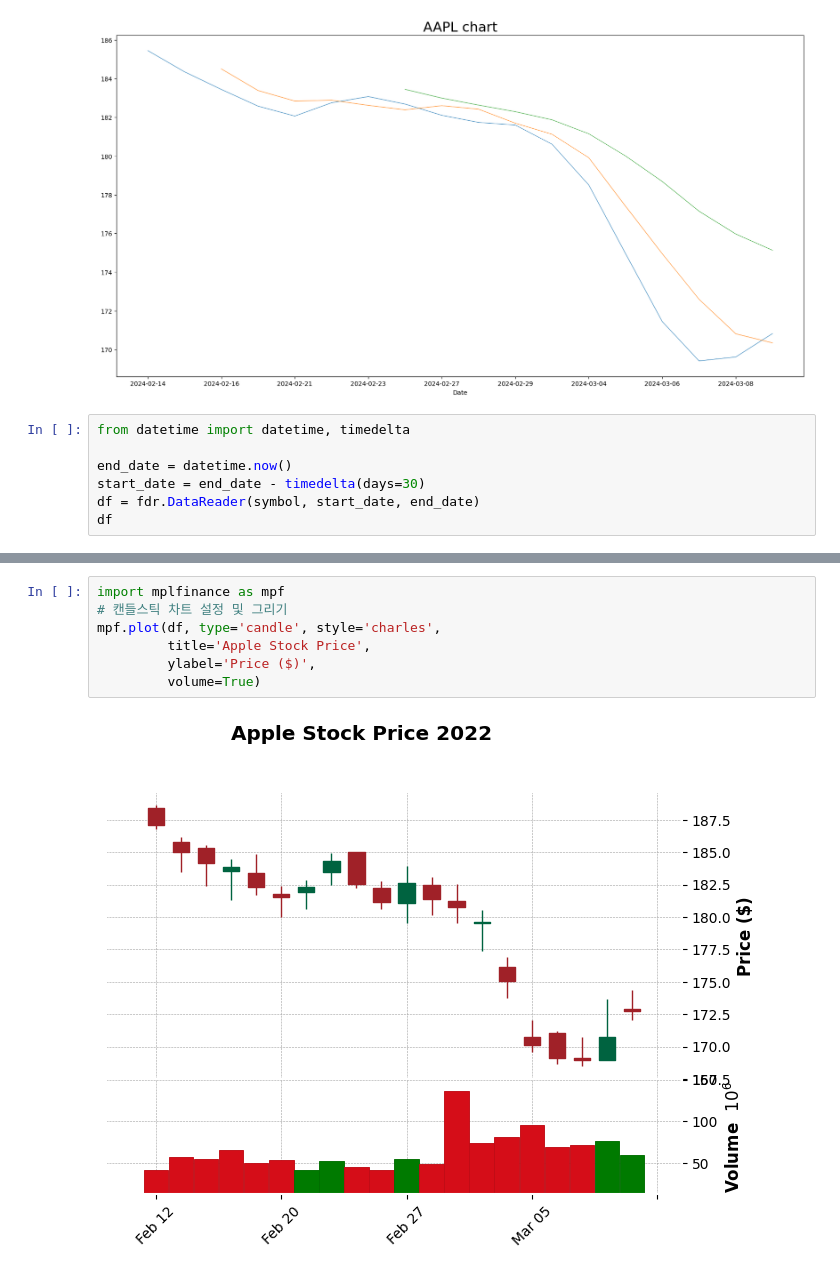
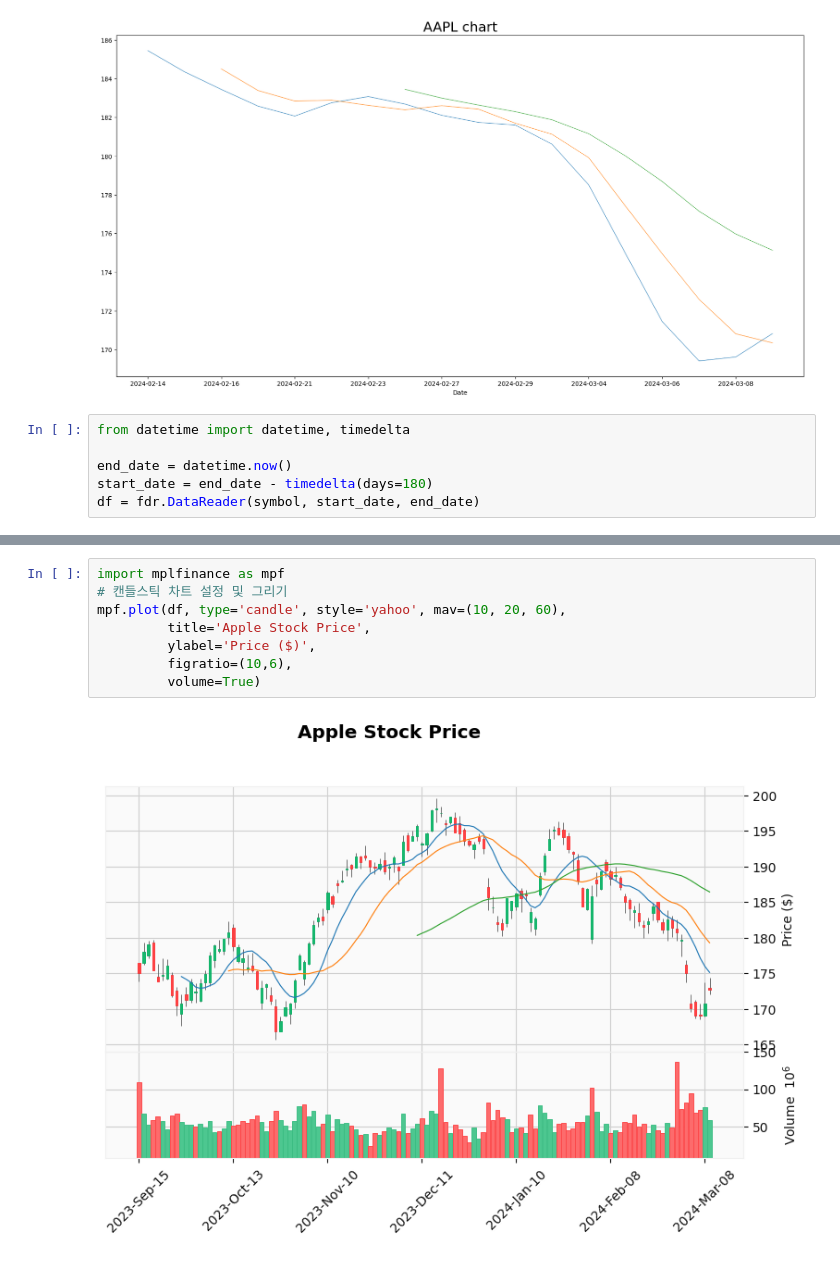
Before and after one commit to ted0000/mygpt_test, a Jupyter notebook: notebook/test_financedatareader.ipynb, the cells around one changed output, grey strips where cells are left out. Drawn from its saved outputs; the diff is of its cells as text.

```diff
--- a/notebook/test_financedatareader.ipynb
+++ b/notebook/test_financedatareader.ipynb
@@ -106,6 +106,5 @@ TypeError: candlestick_ohlc() got multiple values for argument 'colorup'
 from datetime import datetime, timedelta
 
 end_date = datetime.now()
-start_date = end_date - timedelta(days=30)
+start_date = end_date - timedelta(days=180)
 df = fdr.DataReader(symbol, start_date, end_date)
-df
@@ -131,9 +111,10 @@ df
 # %%
 import mplfinance as mpf
 # 캔들스틱 차트 설정 및 그리기
-mpf.plot(df, type='candle', style='charles',
+mpf.plot(df, type='candle', style='yahoo', mav=(10, 20, 60),
          title='Apple Stock Price',
          ylabel='Price ($)',
+         figratio=(10,6),
          volume=True)
 # %% [output]
-[figure, old version]
+[figure, new version]
```
Also changed, not shown: parts of 1 cell of this notebook, 2 other files.
